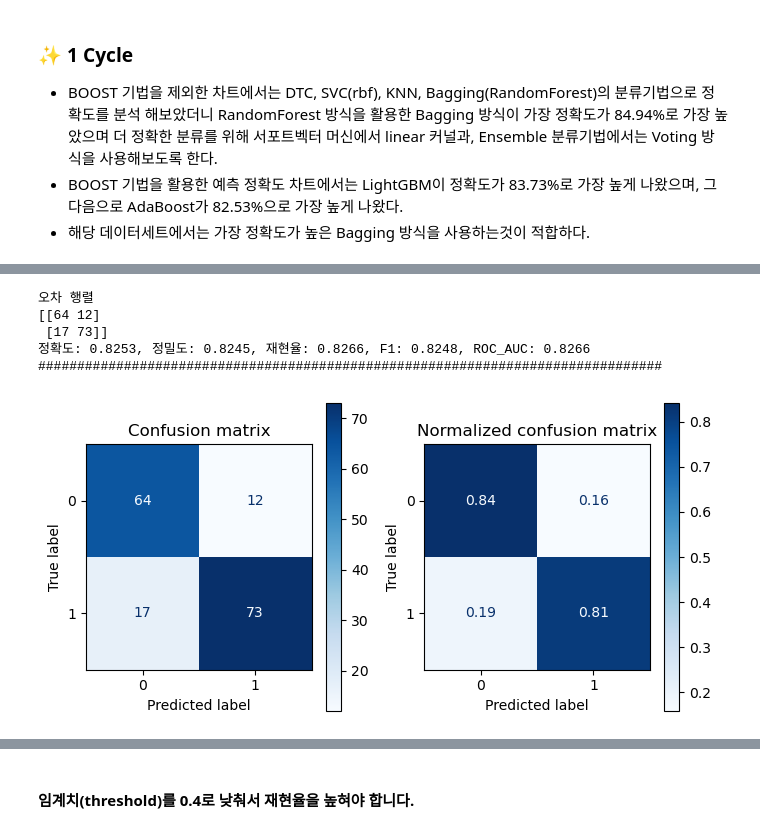
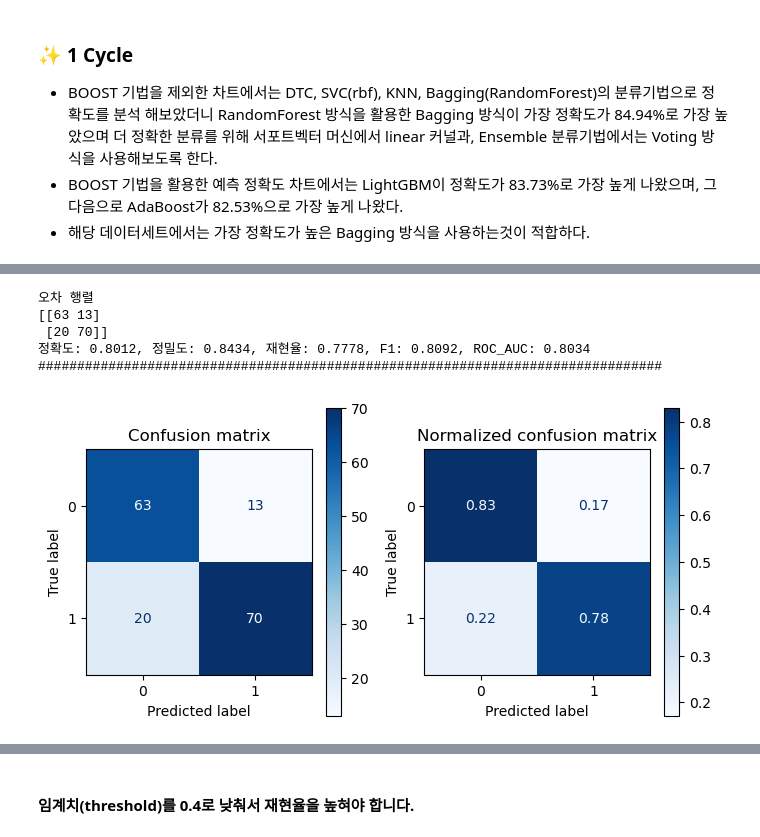
Before and after one commit to dosel70/Mashine_Learning-Classifier-, a Jupyter notebook: Classifier Project/ClassifierProject-HeartAttack.ipynb, the cells around one changed output, grey strips where cells are left out. Cells and saved outputs as stored; diff of their text form; code cells hidden in the pictures.

```diff
--- a/Classifier Project/ClassifierProject-HeartAttack.ipynb
+++ b/Classifier Project/ClassifierProject-HeartAttack.ipynb
@@ -607,8 +681,7 @@ lg_parameters = {'n_estimators' : [50, 100, 500],
 X_val_train, X_val_test, y_val_train, y_val_test = \
 train_test_split(X_train, y_train, stratify=y_train, test_size=0.2, random_state=124)
 
-smote = SMOTE(random_state=124)
-X_train_over, y_train_over = smote.fit_resample(X_train, y_train)
+
 
 evals = [(X_val_train, y_val_train),(X_val_test, y_val_test)]
 
@@ -945,14 +1018,14 @@ def get_evaluation(y_test, prediction, classifier=None, X_test=None):
 #     정확도
     accuracy = accuracy_score(y_test , prediction)
 #     정밀도
-    precision = precision_score(y_test , prediction, average='macro')
+    precision = precision_score(y_test , prediction)
 #     재현율
-    recall = recall_score(y_test , prediction, average='macro')
+    recall = recall_score(y_test , prediction)
 #     F1 score
-    f1 = f1_score(y_test, prediction, average='macro')
+    f1 = f1_score(y_test, prediction)
 
 #    ROC_AUC
-    roc_auc = roc_auc_score(y_test, prediction , average='macro')
+    roc_auc = roc_auc_score(y_test, prediction )
 
     print('오차 행렬')
     print(confusion)
@@ -1154,7 +1258,15 @@ RestingBP: -0.0014
 ### SVC-linear 사용하여 예측
 # %%
-svc = SVC(C=100, kernel='linear', probability=True)
+# SVC 파라미터 선언 (커널을 linear로 설정)
+svc_parameters = {'svc__C': [0.01, 0.1, 1, 10, 100],
+                  'svc__kernel': ['linear']
+                 }
 
-svc_l_pipe = Pipeline([('standard_scaler', StandardScaler()), ('svc', svc)])
-svc_l_pipe.fit(X_train_over, y_train_over)
+# SVC 클래스 설정 (커널을 linear로 설정)
+svc = SVC(kernel='linear', probability=True)
+
+# SVC 파이프라인 구축, 교차 검증 수행
+svc_l_pipe = Pipeline([('svc', svc)])
+g_svc = GridSearchCV(svc_pipe, param_grid=svc_parameters, cv=5, refit=True, return_train_score=True, n_jobs=-1)
+g_svc.fit(X_train_over, y_train_over)
 # %% [output]
@@ -1163,9 +1291,11 @@ Pipeline(steps=[('standard_scaler', StandardScaler()),
 # %%
-svc_l_prediction = svc_l_pipe.predict(X_test.values)
+svc_l = g_svc.best_estimator_
+svc_l_prediction = svc_l.predict(X_test)
 svc_l_score = accuracy_score(y_test, svc_l_prediction)
-svc_l_recall = recall_score(y_test, svc_l_prediction, average='macro')
-svc_l_f1 = f1_score(y_test, svc_l_prediction, average='macro')
+svc_l_recall = recall_score(y_test, svc_l_prediction)
+svc_l_f1 = f1_score(y_test, svc_l_prediction)
 
+print('SVC(linear)')
 print(f'정확도 : {svc_l_score}')
 print(f'재현율 : {svc_l_recall}')
 print(f'F1 Score : {svc_l_f1}')
@@ -1176,12 +1316,12 @@ F1 Score : 0.824786169244768
 # %%
-get_evaluation(y_test, svc_l_prediction,  svc_l_pipe, X_test.values)
+get_evaluation(y_test, svc_l_prediction,  svc_l, X_test)
 # %% [output]
 오차 행렬
-[[64 12]
- [17 73]]
-정확도: 0.8253, 정밀도: 0.8245, 재현율: 0.8266, F1: 0.8248, ROC_AUC: 0.8266
+[[63 13]
+ [20 70]]
+정확도: 0.8012, 정밀도: 0.8434, 재현율: 0.7778, F1: 0.8092, ROC_AUC: 0.8034
 ################################################################################
-[figure, old version]
+[figure, new version]
 # %% [markdown]
 ### ✨ 2 Cycle
 ### SVC kernel (linear vs rbf)
```
Also changed, not shown: parts of 108 cells of this notebook, 13 other files.
